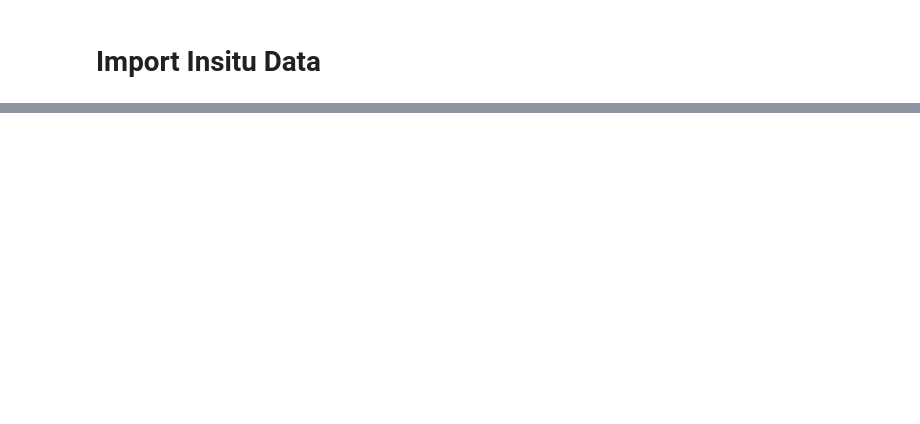
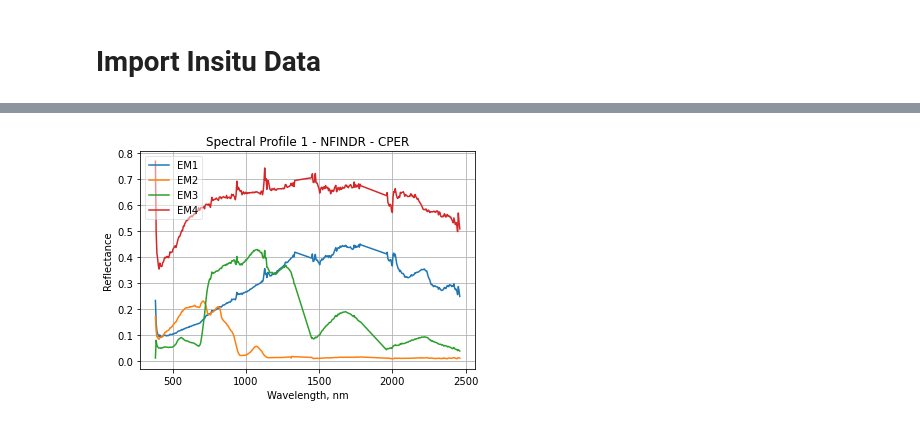
Before and after one commit to kessb/sagebrush-ecosystem-modeling, a Jupyter notebook: scripts/Hyperspectral_Test.ipynb, the cells around one changed output, grey strips where cells are left out. Cells and saved outputs as stored; diff of their text form; code cells hidden in the pictures; blank space fills up the shorter version.

```diff
--- a/scripts/Hyperspectral_Test.ipynb
+++ b/scripts/Hyperspectral_Test.ipynb
@@ -259,13 +276,25 @@ def plot_aop_refl(band_array,
 # Import Hyperspectral
 # %%
 # Readme, click output to view
-data_product_url=['https://data.neonscience.org/api/v0/data/DP3.30006.001/ONAQ/2019-05']
-call_response = requests.get(data_product_url[0])
+h5=[]
+tif=[]
+data_product_url='https://data.neonscience.org/api/v0/data/DP1.30006.001/ONAQ/2019-05'
+call_response = requests.get(data_product_url)
 for i in call_response.json()['data']['files']:
     data_file_url=i['url']
-    file_format=data_file_url.find('readme')
-    if not file_format == -1:
-        print(data_file_url)
+#     file_format_tif=data_file_url.find('tif')
+    file_format_h5=data_file_url.find('h5')
+#     if not file_format_tif == -1:
+#         print(data_file_url)
+#         tif.append(data_file_url)
+    target_1=data_file_url.find('171805')
+    target_2=data_file_url.find('164336')
+    if not file_format_h5 == -1:
+        if not target_1 == -1:
+            print(data_file_url)
+        elif not target_2 == -1:
+            print(data_file_url)
+#         h5.append(data_file_url)
 
 # url = "https://neon-aop-products.s3.data.neonscience.org:443/2019/FullSite/D15/2019_ONAQ_2/L3/Spectrometer/Reflectance/NEON_D15_ONAQ_DP3_379000_4452000_reflectance.h5?X-Amz-Algorithm=AWS4-HMAC-SHA256&X-Amz-Date=20200610T051611Z&X-Amz-SignedHeaders=host&X-Amz-Expires=3600&X-Amz-Credential=pub-internal-read%2F20200610%2Fus-west-2%2Fs3%2Faws4_request&X-Amz-Signature=f743cc362d0cbe381ce40e8a950e501a090835261542024ebf471c39a9fea1d8"
 # urllib.request.urlretrieve(url, "NEON_D15_ONAQ_DP3_379000_4452000_reflectance.h5")
@@ -274 +312,4 @@ https://neon-prod-pub-1.s3.data.neonscience.org/NEON.DOM.SITE.DP3.30006.001/PROV
+# %%
+for i in sorted(h5):
+    print(i[152:158])
 # %%
@@ -370,5 +493,5 @@ for key in ONAQ_data:
 # %%
-data,metadata=read_neon_reflh5(ONAQ_hyp_refl[3])
+data,metadata=read_neon_reflh5(ONAQ_hyp_refl[0])
 data_clean,metadata_clean = clean_neon_refl_data(
     data,metadata)
 print('Raw Data Dimensions:',data.shape)
@@ -390,7 +520,9 @@ ee_axes['wavelength'] = [float(i) for i in metadata_clean['wavelength']]
 ee_axes['x']='Wavelength, nm' #x axis label
 ee_axes['y']='Reflectance' #y axis label
 # %%
-ee.display(axes=ee_axes,suffix='ONAQ')
+ee.display(axes=ee_axes,suffix='CPER')
+# %% [output]
+[figure, added]
 # %%
 am = amap.FCLS() #define am object using the amap
 amaps = am.map(data_clean,U,normalize=False) #create abundance maps for the HSI cubems
```
Also changed, not shown: parts of 22 cells of this notebook, 1 other file.
